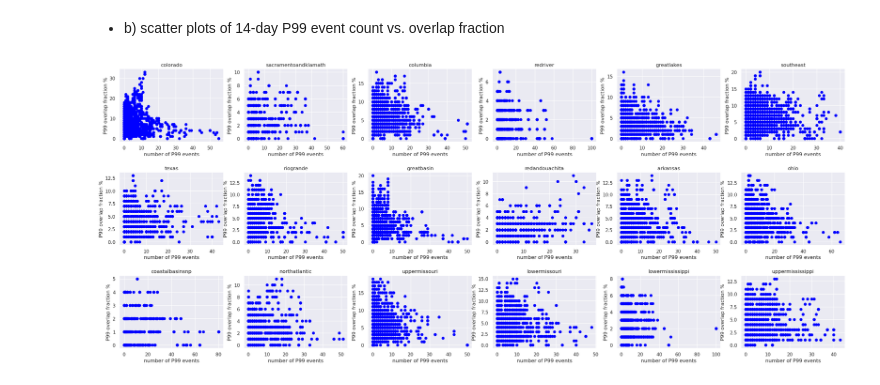
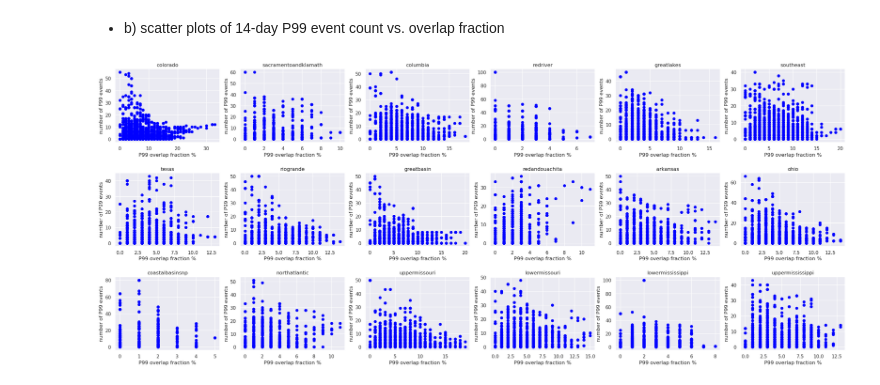
Before and after one commit to ming80302/COEXIST, a Jupyter notebook: obj_overlap_new.ipynb, the cells around one changed output. Drawn from its saved outputs; the diff is of its cells as text; code cells hidden in the pictures.

```diff
--- a/obj_overlap_new.ipynb
+++ b/obj_overlap_new.ipynb
@@ -382,22 +382,22 @@ for ns in range(n_shp):
 # %%
 event_14day_3d
 #define plotting region (3 rows, 6 columns)
 fig, axes = plt.subplots(n_row, n_col, figsize=(25, 10))
 fig.tight_layout(h_pad=4)
 for ns in range(n_shp):
     nrow = int(ns/n_col)
     ncol = ns - nrow*n_col
 
     # Create the pandas DataFrame with column name is provided explicitly
     data = {'P99_Overlap_Fraction': fraction_2d[ns, :-14], 'NumberOfEvent' : n_event_2d_new[ns,:-14]}
     df = pd.DataFrame(data)
 
     # remove FillValue
     df = df[df.P99_Overlap_Fraction != -99]
 
-    axes[nrow,ncol].scatter(df.P99_Overlap_Fraction, df.NumberOfEvent, c ="blue")
-    axes[nrow,ncol].set_ylabel("P99 overlap fraction %")
-    axes[nrow,ncol].set_xlabel("number of P99 events")
+    axes[nrow,ncol].scatter( df.NumberOfEvent, df.P99_Overlap_Fraction, c ="blue")
+    axes[nrow,ncol].set_xlabel("P99 overlap fraction %")
+    axes[nrow,ncol].set_ylabel("number of P99 events")
     axes[nrow,ncol].set_title(name_shp[ns])
 # %% [output]
-[figure, old version]
+[figure, new version]
```
